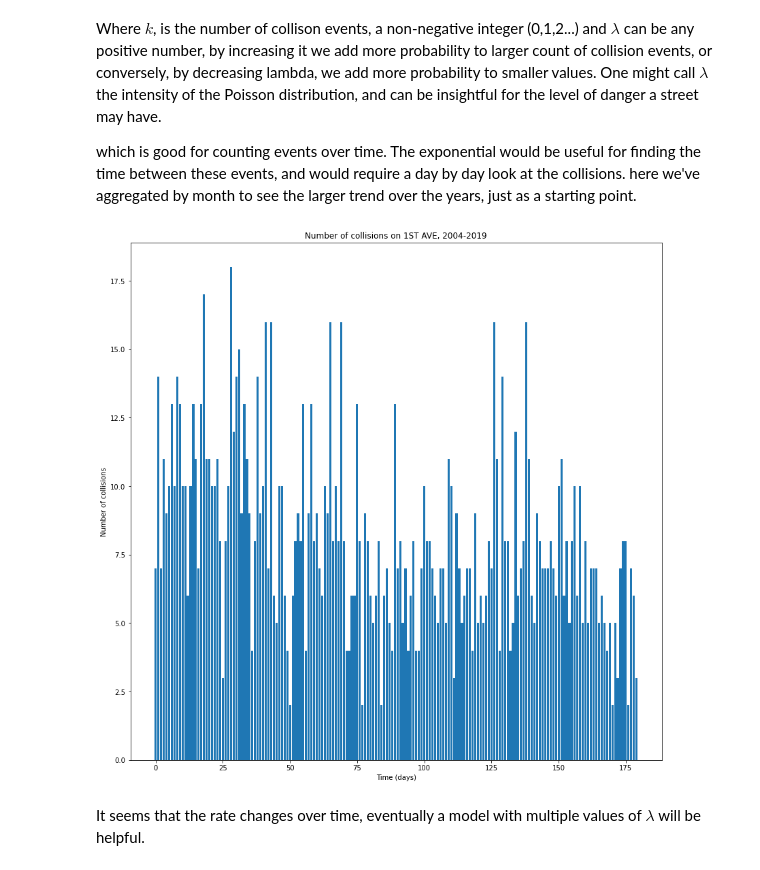
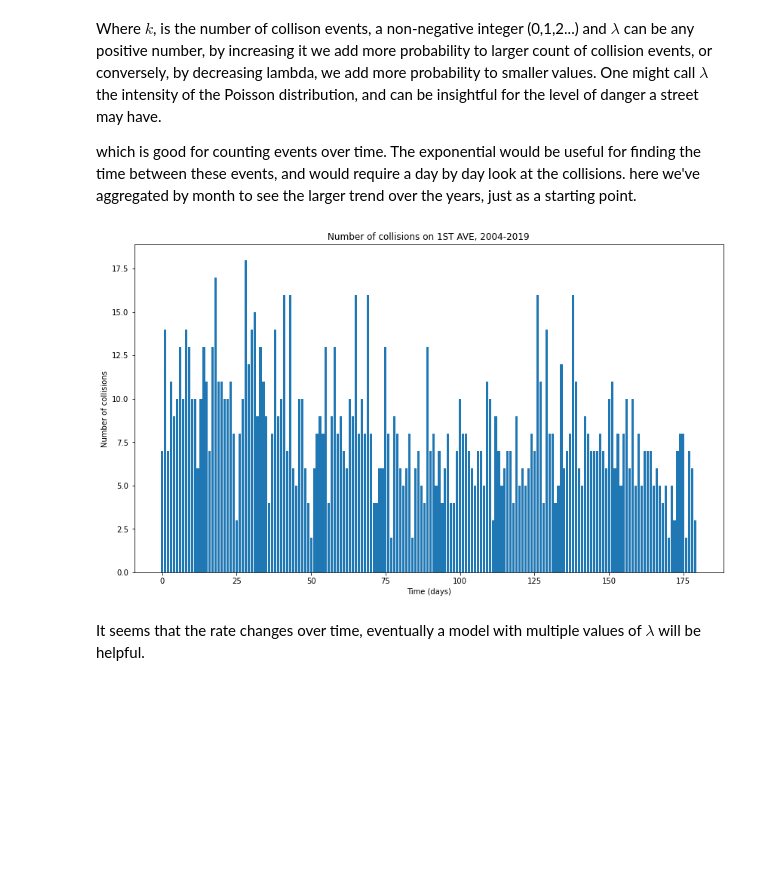
Before and after one commit to DataCircles/traffic_collisions_ml_team1, a Jupyter notebook: notebooks/feli_collision_modeling.ipynb, the cells around one changed output. Cells and saved outputs as stored; diff of their text form; code cells hidden in the pictures; blank space fills up the shorter version.

```diff
--- a/notebooks/feli_collision_modeling.ipynb
+++ b/notebooks/feli_collision_modeling.ipynb
@@ -77,13 +65,13 @@ which is good for counting events over time. The exponential would be useful for
 # %%
 col = '1ST AVE'
 df[col].sum()
-plt.subplots(figsize=(14,14))
+plt.subplots(figsize=(14,8))
 n_count = len(df['1ST AVE'])
 plt.bar(np.arange(n_count), df['1ST AVE']);
 plt.xlabel("Time (days)")
 plt.ylabel("Number of collisions")
 plt.title(f"Number of collisions on {df[col].name}, 2004-2019");
 # %% [output]
-[figure, old version]
+[figure, new version]
 # %% [markdown]
 It seems that the rate changes over time, eventually a model with multiple values of $\lambda$ will be helpful.
```
Also changed, not shown: parts of 10 cells of this notebook.
